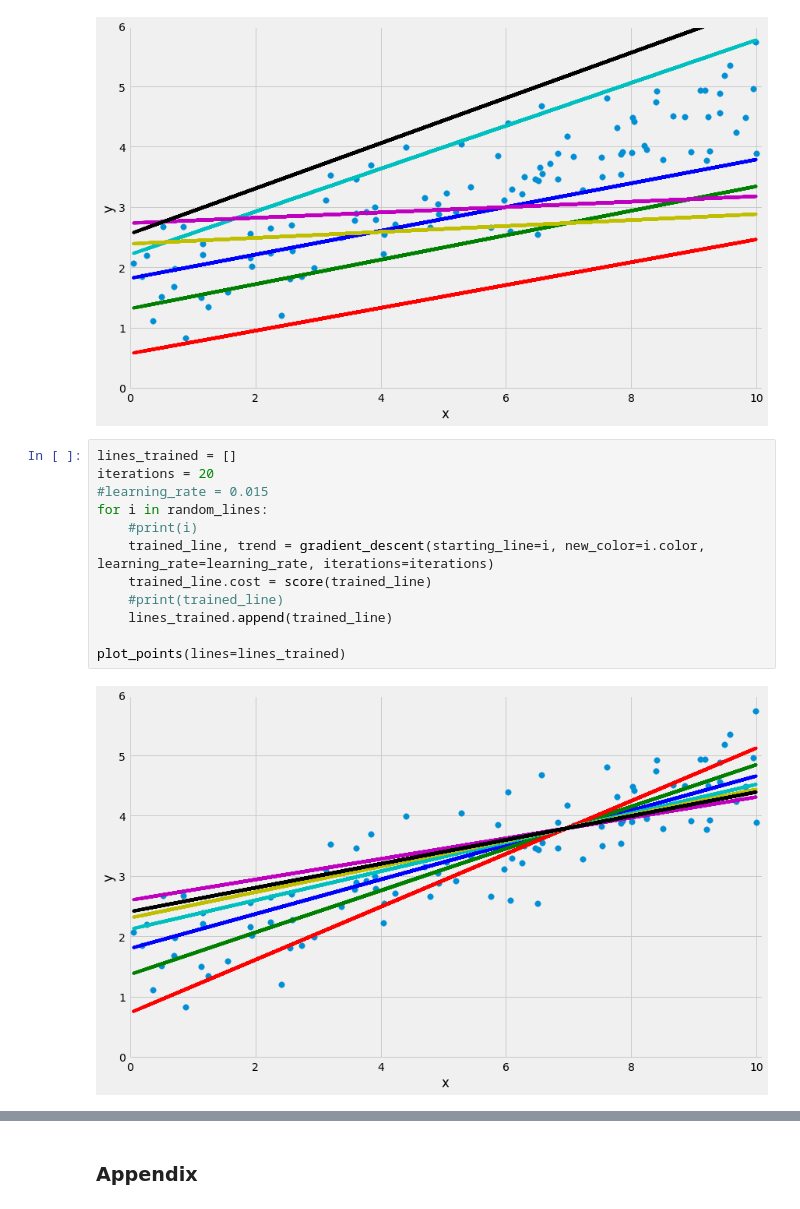
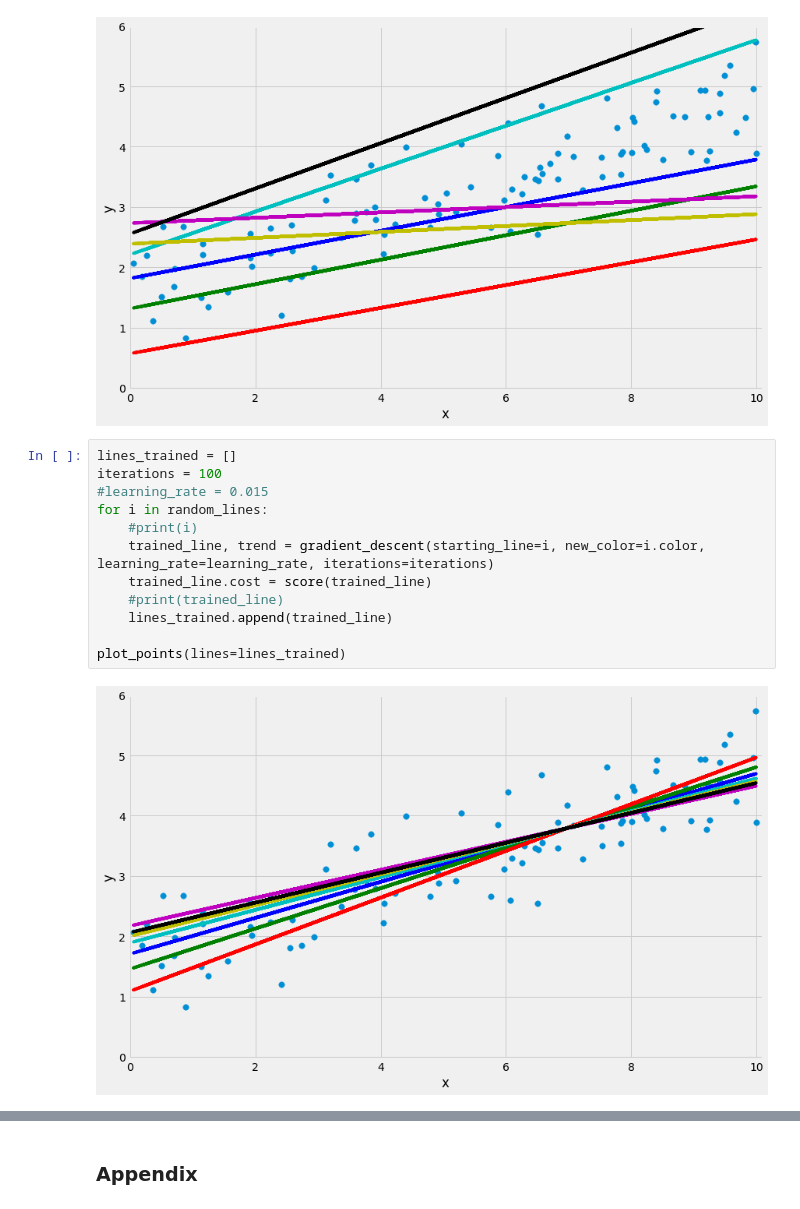
Before and after one commit to evan-burke/m3_sf_2020_training, a Jupyter notebook: how_ml_works.ipynb, the cells around one changed output, grey strips where cells are left out. Drawn from its saved outputs; the diff is of its cells as text.

```diff
--- a/how_ml_works.ipynb
+++ b/how_ml_works.ipynb
@@ -609,15 +614,15 @@ plot_points(lines=random_lines)
 [figure]
 # %%
 lines_trained = []
-iterations = 20
+iterations = 100
 #learning_rate = 0.015
 for i in random_lines:
     #print(i)
     trained_line, trend = gradient_descent(starting_line=i, new_color=i.color, learning_rate=learning_rate, iterations=iterations)
     trained_line.cost = score(trained_line)
     #print(trained_line)
     lines_trained.append(trained_line)
 
 plot_points(lines=lines_trained)
 # %% [output]
-[figure, old version]
+[figure, new version]
```
Also changed, not shown: parts of 7 cells of this notebook.
